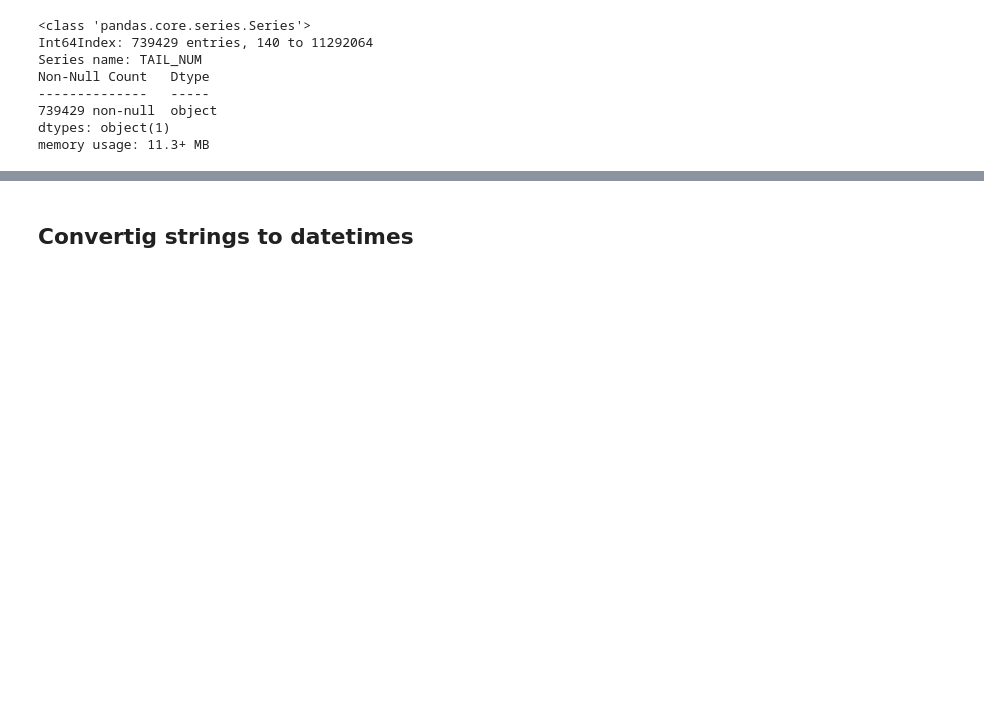
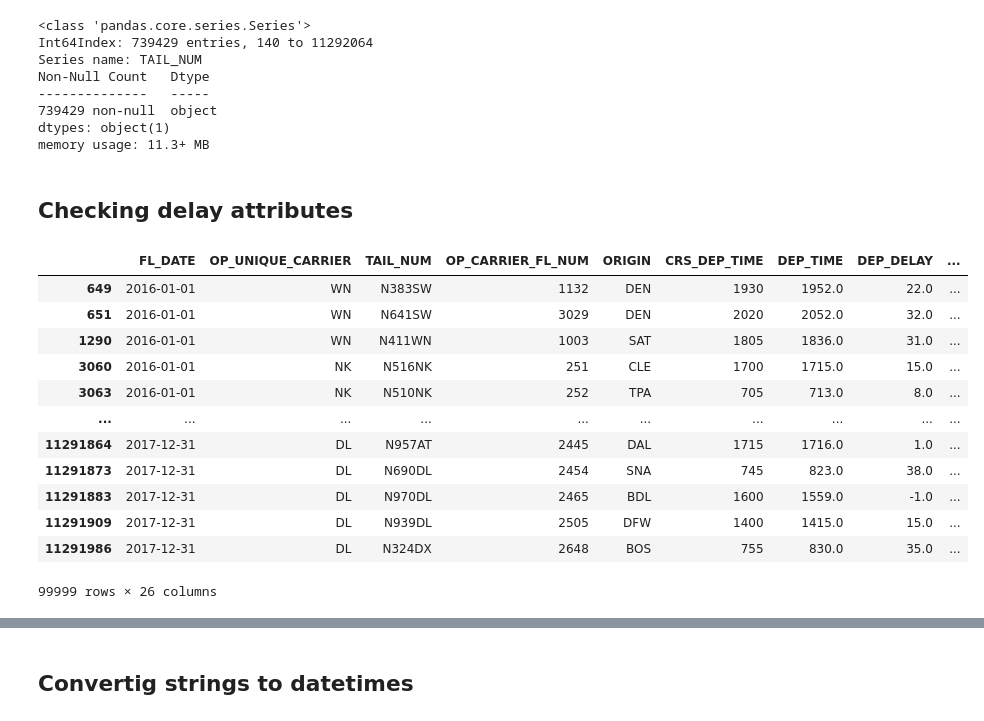
Before and after one commit to chrigHub/PertubationThesis, a Jupyter notebook: main/preparation/01_flight_prep.ipynb, the cells around one changed output, grey strips where cells are left out. Cells and saved outputs as stored; diff of their text form; code cells hidden in the pictures; blank space fills up the shorter version.

```diff
--- a/main/preparation/01_flight_prep.ipynb
+++ b/main/preparation/01_flight_prep.ipynb
@@ -429,3 +429,21 @@ Non-Null Count   Dtype
 739429 non-null  object
 dtypes: object(1)
 memory usage: 11.3+ MB
+# %% [markdown]
+## Checking delay attributes
+# %%
+atl_flights[~atl_flights["CARRIER_DELAY"].isna()]
+# %% [output]
+|  | FL_DATE | OP_UNIQUE_CARRIER | TAIL_NUM | OP_CARRIER_FL_NUM | ORIGIN | CRS_DEP_TIME | DEP_TIME | DEP_DELAY | ... |
+| 649 | 2016-01-01 | WN | N383SW | 1132 | DEN | 1930 | 1952.0 | 22.0 | ... |
+| 651 | 2016-01-01 | WN | N641SW | 3029 | DEN | 2020 | 2052.0 | 32.0 | ... |
+| 1290 | 2016-01-01 | WN | N411WN | 1003 | SAT | 1805 | 1836.0 | 31.0 | ... |
+| 3060 | 2016-01-01 | NK | N516NK | 251 | CLE | 1700 | 1715.0 | 15.0 | ... |
+| 3063 | 2016-01-01 | NK | N510NK | 252 | TPA | 705 | 713.0 | 8.0 | ... |
+| ... | ... | ... | ... | ... | ... | ... | ... | ... | ... |
+| 11291864 | 2017-12-31 | DL | N957AT | 2445 | DAL | 1715 | 1716.0 | 1.0 | ... |
+| 11291873 | 2017-12-31 | DL | N690DL | 2454 | SNA | 745 | 823.0 | 38.0 | ... |
+| 11291883 | 2017-12-31 | DL | N970DL | 2465 | BDL | 1600 | 1559.0 | -1.0 | ... |
+| 11291909 | 2017-12-31 | DL | N939DL | 2505 | DFW | 1400 | 1415.0 | 15.0 | ... |
+| 11291986 | 2017-12-31 | DL | N324DX | 2648 | BOS | 755 | 830.0 | 35.0 | ... |
+99999 rows × 26 columns
```
Also changed, not shown: parts of 1 cell of this notebook, 4 other files.
